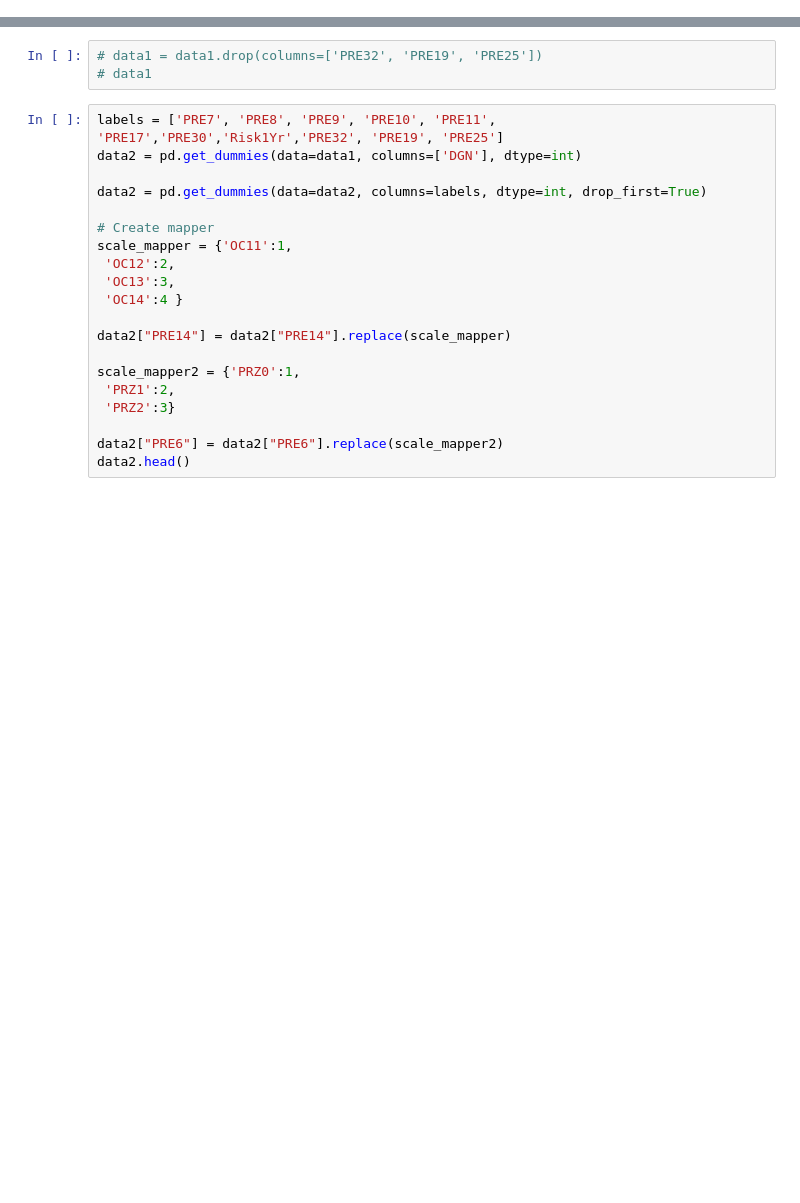
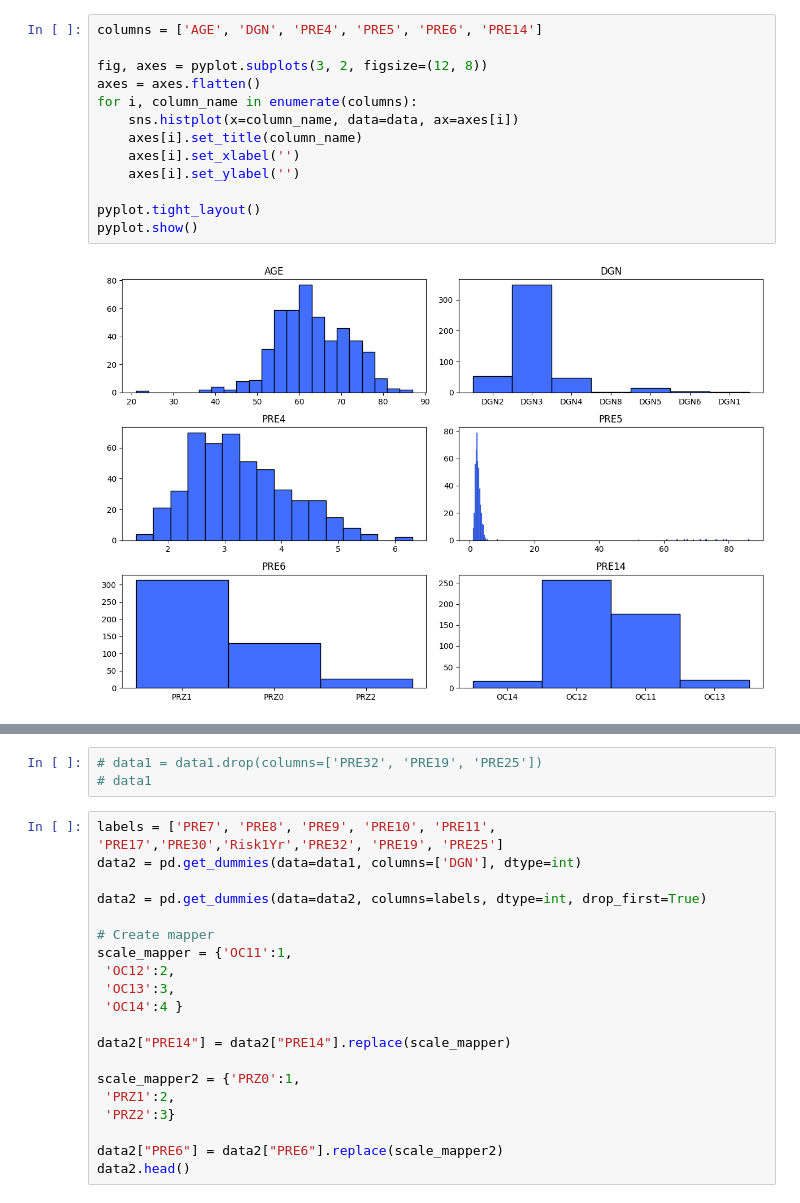
Before and after one commit to milicaj00/ML-P1-Classification, a Jupyter notebook: proba.ipynb, the cells around one changed output, grey strips where cells are left out. Drawn from its saved outputs; the diff is of its cells as text; blank space fills up the shorter version.

```diff
--- a/proba.ipynb
+++ b/proba.ipynb
@@ -101,0 +177,15 @@ pyplot.show()
+# %%
+columns = ['AGE', 'DGN', 'PRE4', 'PRE5', 'PRE6', 'PRE14']
+
+fig, axes = pyplot.subplots(3, 2, figsize=(12, 8))
+axes = axes.flatten()
+for i, column_name in enumerate(columns):
+    sns.histplot(x=column_name, data=data, ax=axes[i])
+    axes[i].set_title(column_name)
+    axes[i].set_xlabel('')
+    axes[i].set_ylabel('')
+
+pyplot.tight_layout()
+pyplot.show()
+# %% [output]
+[figure, added]
```
Also changed, not shown: parts of 32 cells of this notebook.
